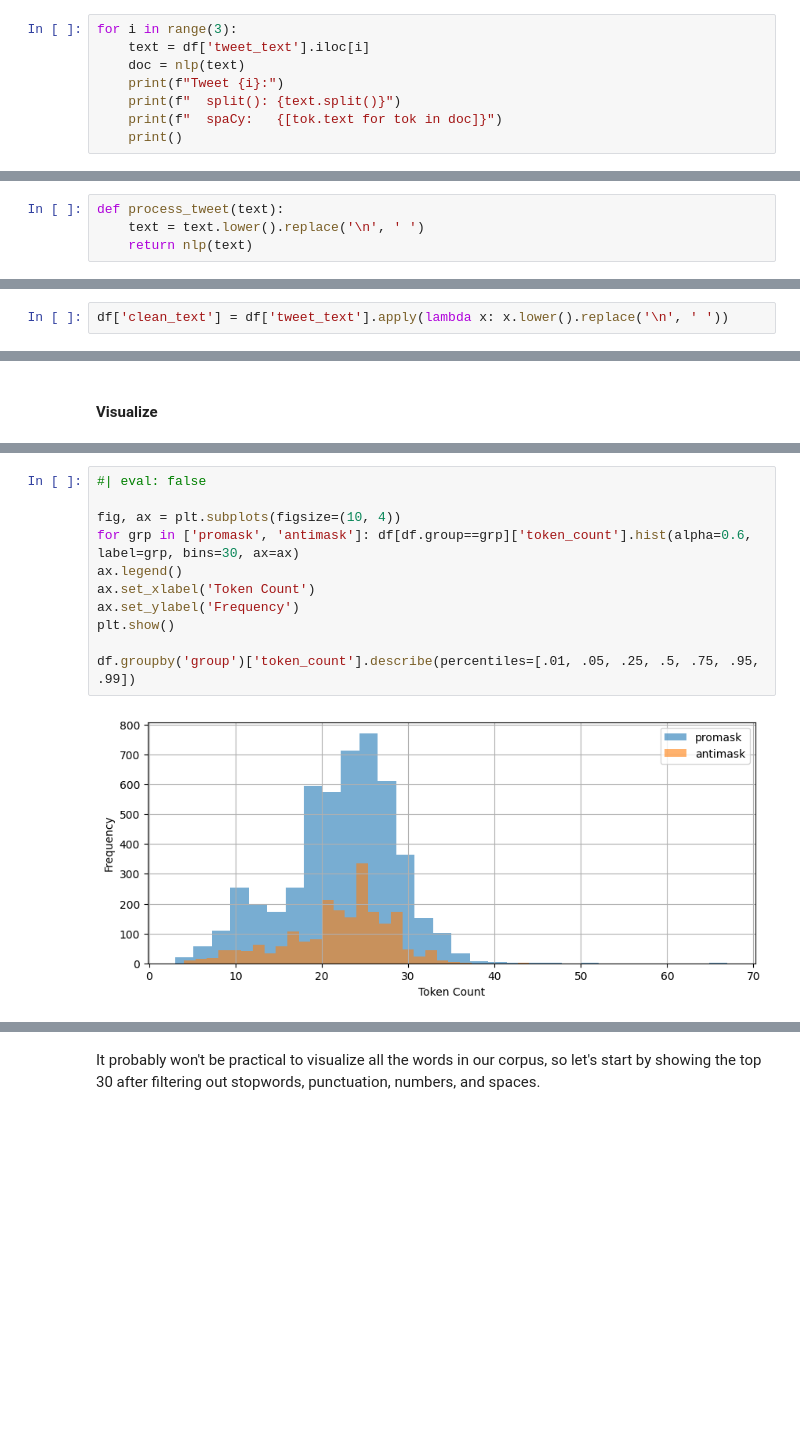
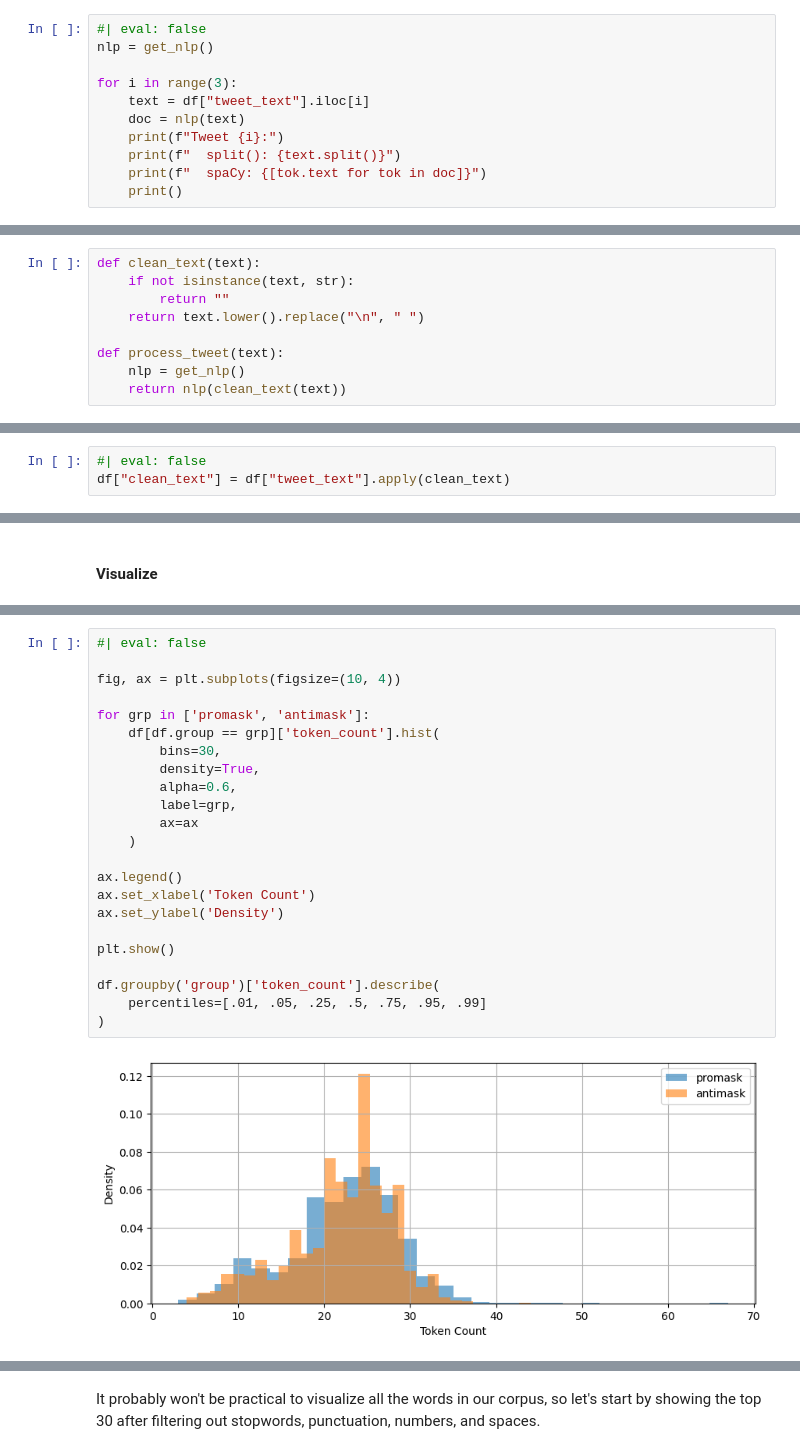
Before and after one commit to su-dataAI/data401-nlp, a Jupyter notebook: nbs/02-eda-spacy.ipynb, the cells around one changed output, grey strips where cells are left out. Saved outputs shown, nothing was run; the diff lists cells and outputs as text; blank space fills up the shorter version.

```diff
--- a/nbs/02-eda-spacy.ipynb
+++ b/nbs/02-eda-spacy.ipynb
@@ -229,11 +280,14 @@ df.groupby('group').head(3)
 # %% [markdown]
 Let's grab one of these datasets and compare split() with spaCy tokenization by eyeballing a few tweets.
 # %%
+#| eval: false
+nlp = get_nlp()
+
 for i in range(3):
-    text = df['tweet_text'].iloc[i]
+    text = df["tweet_text"].iloc[i]
     doc = nlp(text)
     print(f"Tweet {i}:")
     print(f"  split(): {text.split()}")
-    print(f"  spaCy:   {[tok.text for tok in doc]}")
+    print(f"  spaCy: {[tok.text for tok in doc]}")
     print()
 # %% [output]
@@ -377,9 +442,14 @@ It turns out that **if you want to pre-process data before it hits the tokenizer
 - Save every version you create and document what you've done (notebooks are very handy for this!)
 - Don't get so tunnel visioned that you don't question you need to back-track and modify assumptions later
 # %%
+def clean_text(text):
+    if not isinstance(text, str):
+        return ""
+    return text.lower().replace("\n", " ")
+
 def process_tweet(text):
-    text = text.lower().replace('\n', ' ')
-    return nlp(text)
+    nlp = get_nlp()
+    return nlp(clean_text(text))
 # %%
 process_tweet(test_tweet)
 # %% [output]
@@ -387,3 +458,4 @@ omg @drfauci said #wearamask!!! 😷🔥 but my café au lait ☕ costs $3.50...
 # %%
-df['clean_text'] = df['tweet_text'].apply(lambda x: x.lower().replace('\n', ' '))
+#| eval: false
+df["clean_text"] = df["tweet_text"].apply(clean_text)
 # %%
@@ -586,16 +742,28 @@ Let's start with the average length of document (tweet) as measured by token cou
 # %%
 #| eval: false
 
 fig, ax = plt.subplots(figsize=(10, 4))
-for grp in ['promask', 'antimask']: df[df.group==grp]['token_count'].hist(alpha=0.6, label=grp, bins=30, ax=ax)
+
+for grp in ['promask', 'antimask']:
+    df[df.group == grp]['token_count'].hist(
+        bins=30,
+        density=True,
+        alpha=0.6,
+        label=grp,
+        ax=ax
+    )
+
 ax.legend()
 ax.set_xlabel('Token Count')
-ax.set_ylabel('Frequency')
+ax.set_ylabel('Density')
+
 plt.show()
 
-df.groupby('group')['token_count'].describe(percentiles=[.01, .05, .25, .5, .75, .95, .99])
+df.groupby('group')['token_count'].describe(
+    percentiles=[.01, .05, .25, .5, .75, .95, .99]
+)
 # %% [output]
-[figure, old version]
+[figure, new version]
 |  | count | mean | std | min | 1% | 5% | 25% | 50% | 75% | 95% | 99% | ... |
 | group |  |  |  |  |  |  |  |  |  |  |  | ... |
 | antimask | 2069.0 | 21.899952 | 5.977403 | 4.0 | 6.0 | 10.0 | 19.0 | 23.0 | 26.0 | 30.0 | 33.0 | ... |
```
Also changed, not shown: parts of 123 cells of this notebook, 12 other files.
